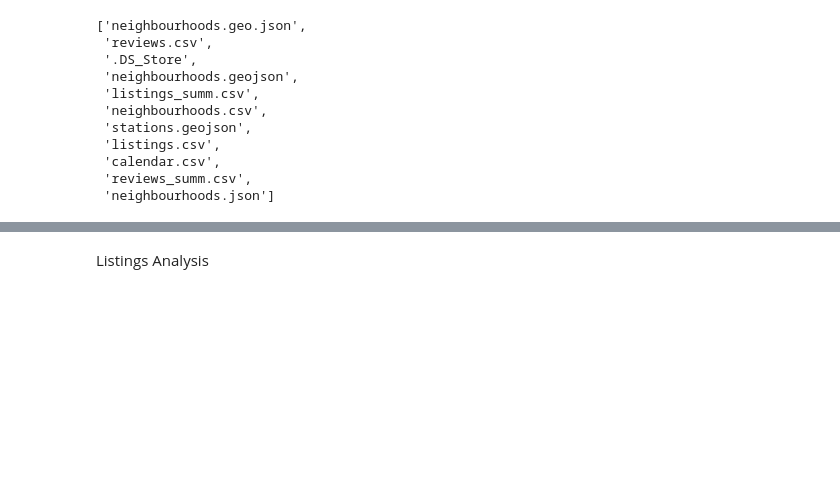
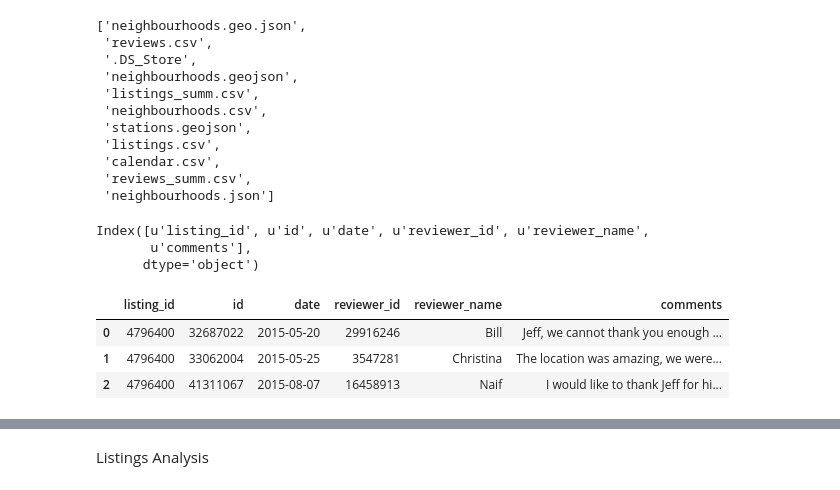
Before and after one commit to mas-dse-saachary/UCSD-MAS-Capstone-Project, a Jupyter notebook: listings_explo.ipynb, the cells around one changed output, grey strips where cells are left out. Cells and saved outputs as stored; diff of their text form; code cells hidden in the pictures; blank space fills up the shorter version.

```diff
--- a/listings_explo.ipynb
+++ b/listings_explo.ipynb
@@ -25,3 +25,18 @@ listings = pd.read_csv('inside_airbnb/listings.csv')
 #reviews = pd.read_csv('inside_airbnb/reviews.csv')
 #reviews_summ = pd.read_csv('inside_airbnb/reviews_summ.csv')
 calendar = pd.read_csv('inside_airbnb/calendar.csv')
+# %%
+reviews = pd.read_csv('inside_airbnb/reviews.csv')
+# %%
+reviews.columns
+# %% [output]
+Index([u'listing_id', u'id', u'date', u'reviewer_id', u'reviewer_name',
+       u'comments'],
+      dtype='object')
+# %%
+reviews.head(3)
+# %% [output]
+|  | listing_id | id | date | reviewer_id | reviewer_name | comments |
+| 0 | 4796400 | 32687022 | 2015-05-20 | 29916246 | Bill | Jeff, we cannot thank you enough ... |
+| 1 | 4796400 | 33062004 | 2015-05-25 | 3547281 | Christina | The location was amazing, we were... |
+| 2 | 4796400 | 41311067 | 2015-08-07 | 16458913 | Naif | I would like to thank Jeff for hi... |
```
Also changed, not shown: parts of 7 cells of this notebook, 2 other files.
